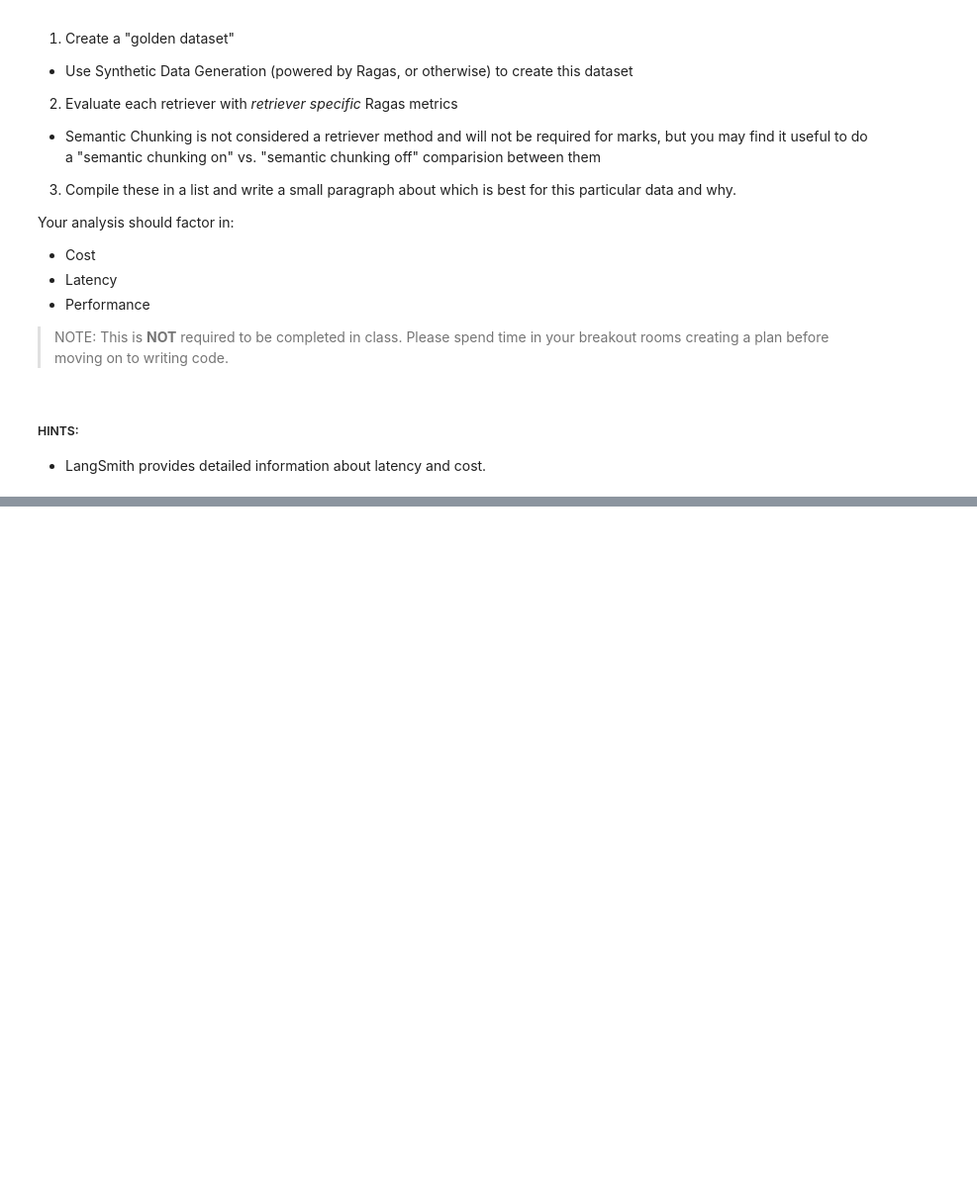
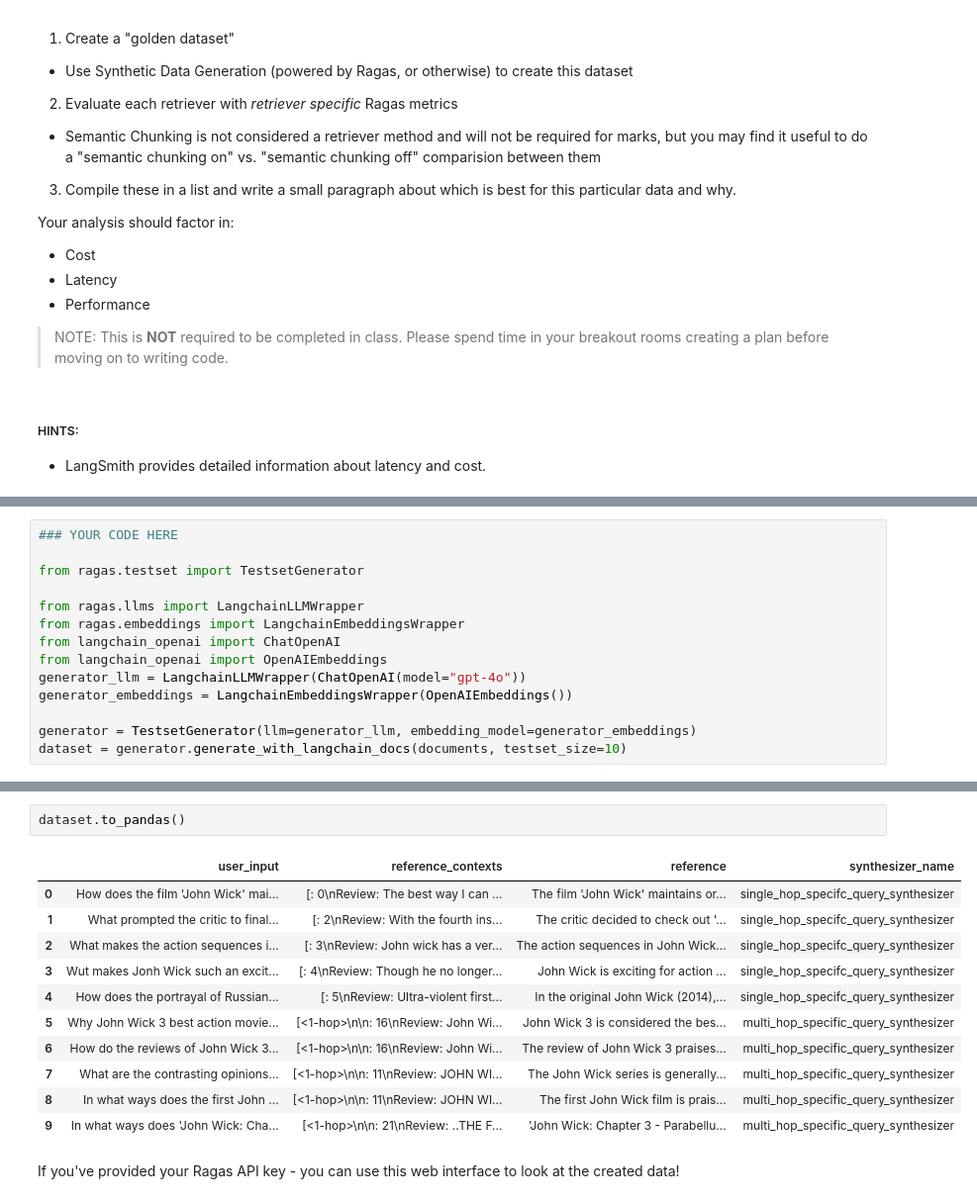
Before and after one commit to Deepali-Khalkar/AIE5, a Jupyter notebook: 13_Advanced_Retrieval/Advanced_Retrieval_with_LangChain_Assignment.ipynb, the cells around one changed output, grey strips where cells are left out. Shown at 99% size. Cells and saved outputs as stored; diff of their text form; blank space fills up the shorter version.

```diff
--- a/13_Advanced_Retrieval/Advanced_Retrieval_with_LangChain_Assignment.ipynb
+++ b/13_Advanced_Retrieval/Advanced_Retrieval_with_LangChain_Assignment.ipynb
@@ -572,0 +585,14 @@ Your analysis should factor in:
+# %%
+### YOUR CODE HERE
+
+from ragas.testset import TestsetGenerator
+
+from ragas.llms import LangchainLLMWrapper
+from ragas.embeddings import LangchainEmbeddingsWrapper
+from langchain_openai import ChatOpenAI
+from langchain_openai import OpenAIEmbeddings
+generator_llm = LangchainLLMWrapper(ChatOpenAI(model="gpt-4o"))
+generator_embeddings = LangchainEmbeddingsWrapper(OpenAIEmbeddings())
+
+generator = TestsetGenerator(llm=generator_llm, embedding_model=generator_embeddings)
+dataset = generator.generate_with_langchain_docs(documents, testset_size=10)
@@ -572,0 +617,16 @@ Your analysis should factor in:
+# %%
+dataset.to_pandas()
+# %% [output]
+|  | user_input | reference_contexts | reference | synthesizer_name |
+| 0 | How does the film 'John Wick' mai... | [: 0\nReview: The best way I can ... | The film 'John Wick' maintains or... | single_hop_specifc_query_synthesizer |
+| 1 | What prompted the critic to final... | [: 2\nReview: With the fourth ins... | The critic decided to check out '... | single_hop_specifc_query_synthesizer |
+| 2 | What makes the action sequences i... | [: 3\nReview: John wick has a ver... | The action sequences in John Wick... | single_hop_specifc_query_synthesizer |
+| 3 | Wut makes Jonh Wick such an excit... | [: 4\nReview: Though he no longer... | John Wick is exciting for action ... | single_hop_specifc_query_synthesizer |
+| 4 | How does the portrayal of Russian... | [: 5\nReview: Ultra-violent first... | In the original John Wick (2014),... | single_hop_specifc_query_synthesizer |
+| 5 | Why John Wick 3 best action movie... | [<1-hop>\n\n: 16\nReview: John Wi... | John Wick 3 is considered the bes... | multi_hop_specific_query_synthesizer |
+| 6 | How do the reviews of John Wick 3... | [<1-hop>\n\n: 16\nReview: John Wi... | The review of John Wick 3 praises... | multi_hop_specific_query_synthesizer |
+| 7 | What are the contrasting opinions... | [<1-hop>\n\n: 11\nReview: JOHN WI... | The John Wick series is generally... | multi_hop_specific_query_synthesizer |
+| 8 | In what ways does the first John ... | [<1-hop>\n\n: 11\nReview: JOHN WI... | The first John Wick film is prais... | multi_hop_specific_query_synthesizer |
+| 9 | In what ways does 'John Wick: Cha... | [<1-hop>\n\n: 21\nReview: ..THE F... | 'John Wick: Chapter 3 - Parabellu... | multi_hop_specific_query_synthesizer |
+# %% [markdown]
+If you've provided your Ragas API key - you can use this web interface to look at the created data!
```
Also changed, not shown: parts of 30 cells of this notebook.
